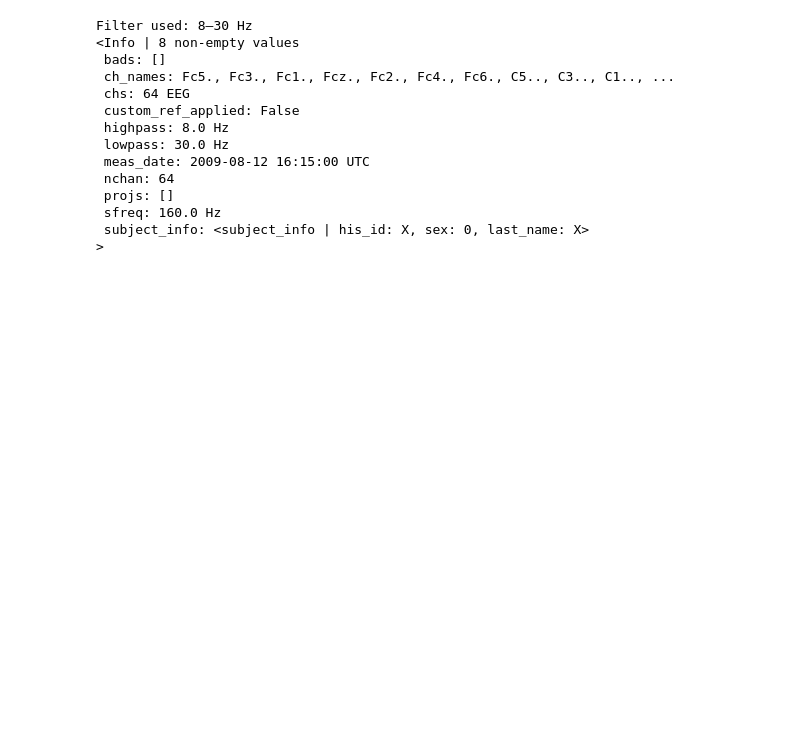
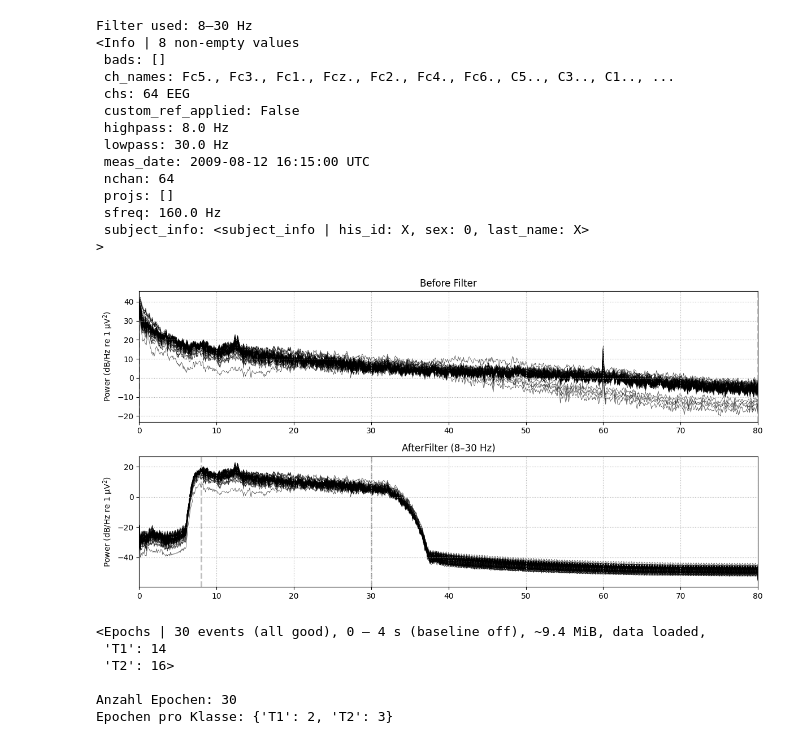
Before and after one commit to QubitCube65/neuro-decode, a Jupyter notebook: notebooks/02_preprocessing.ipynb, the cells around one changed output. Drawn from its saved outputs; the diff is of its cells as text; code cells hidden in the pictures; blank space fills up the shorter version.

Commit message:
epoching and data extraction

```diff
--- a/notebooks/02_preprocessing.ipynb
+++ b/notebooks/02_preprocessing.ipynb
@@ -47,13 +47,43 @@ Filter used: 8–30 Hz
 # %%
 fig, axes = plt.subplots(2, 1, figsize=(12, 6))
 
 raw.compute_psd(fmax=80).plot(axes=axes[0], show=False)
-axes[0].set_title('Vor dem Filter')
+axes[0].set_title('Before Filter')
 
 raw_filtered.compute_psd(fmax=80).plot(axes=axes[1], show=False)
-axes[1].set_title('Nach dem Filter (8–30 Hz)')
+axes[1].set_title('AfterFilter (8–30 Hz)')
 
 plt.tight_layout()
 plt.savefig(os.path.join(RESULTS_DIR, '02_filter_comparison.png'), dpi=150, bbox_inches='tight')
 plt.show()
 plt.close()
+# %% [output]
+[figure, added]
+# %%
+#extract events from annotations
+events, event_id = mne.events_from_annotations(raw_filtered)
+
+#only select T1 and T2
+event_id_selected = {'T1': 2, 'T2': 3}
+
+#cut epochs (0-4 seconds after every event)
+epochs = mne.Epochs(
+    raw_filtered,
+    events,
+    event_id=event_id_selected,
+    tmin=0.0,
+    tmax=4.0,
+    baseline=None,
+    preload=True
+)
+
+print(epochs)
+print(f"\nAnzahl Epochen: {len(epochs)}")
+print(f"Epochen pro Klasse: {epochs.event_id}")
+# %% [output]
+<Epochs | 30 events (all good), 0 – 4 s (baseline off), ~9.4 MiB, data loaded,
+ 'T1': 14
+ 'T2': 16>
+
+Anzahl Epochen: 30
+Epochen pro Klasse: {'T1': 2, 'T2': 3}
```
Also changed, not shown: parts of 2 cells of this notebook, 2 other files.
